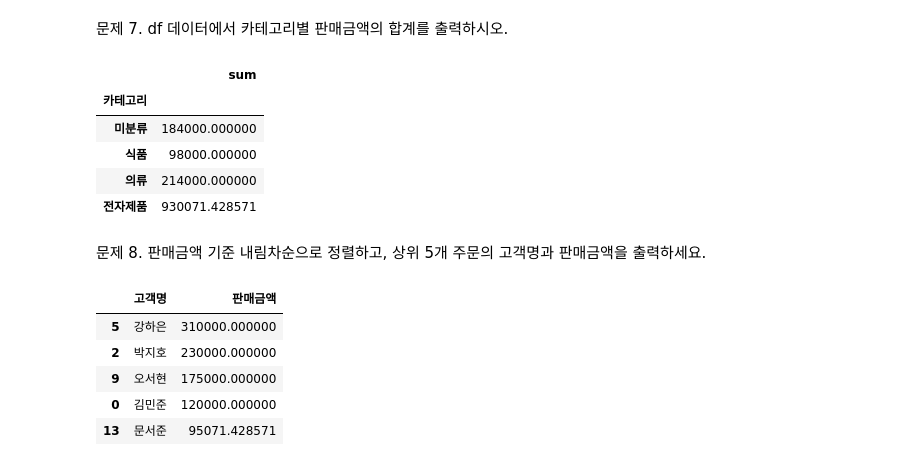
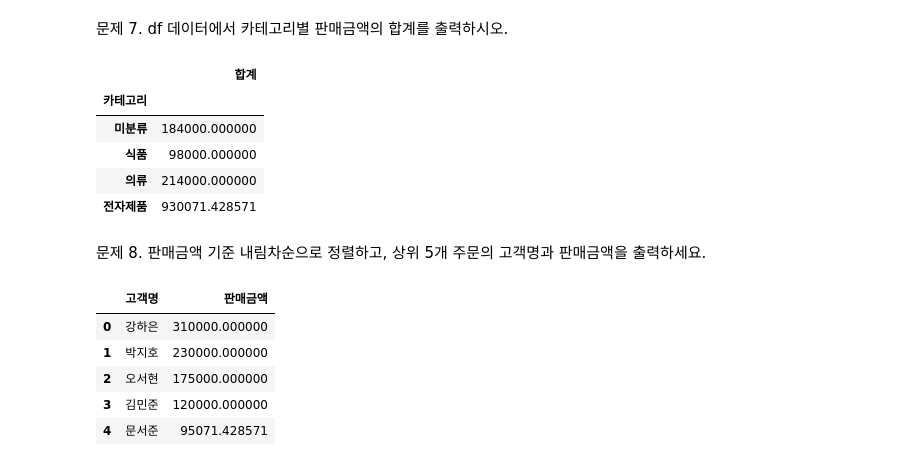
Before and after one commit to kanonphil/0308_TEST, a Jupyter notebook: 3/03.IoT사물인터넷 with 라즈베리파이_평가대비.ipynb, the cells around one changed output. Cells and saved outputs as stored; diff of their text form; code cells hidden in the pictures.

```diff
--- a/3/03.IoT사물인터넷 with 라즈베리파이_평가대비.ipynb
+++ b/3/03.IoT사물인터넷 with 라즈베리파이_평가대비.ipynb
@@ -146,10 +146,12 @@ df
 문제 7. df 데이터에서 카테고리별 판매금액의 합계를 출력하시오.
 # %%
 #문제 7번 풀이 작성
-result1 = df.groupby('카테고리')['판매금액'].agg(['sum'])
+result1 = df.groupby('카테고리').agg(
+  합계 = ('판매금액', 'sum')
+)
 result1
 # %% [output]
-|  | sum |
+|  | 합계 |
 | 카테고리 |  |
 | 미분류 | 184000.000000 |
 | 식품 | 98000.000000 |
@@ -160,11 +162,11 @@ result1
 # %%
 #문제 8번 풀이 작성
 result2 = df.sort_values('판매금액', ascending=False).head(5)[['고객명', '판매금액']]
-result2
+result2.reset_index(drop=True)
 # %% [output]
 |  | 고객명 | 판매금액 |
-| 5 | 강하은 | 310000.000000 |
-| 2 | 박지호 | 230000.000000 |
-| 9 | 오서현 | 175000.000000 |
-| 0 | 김민준 | 120000.000000 |
-| 13 | 문서준 | 95071.428571 |
+| 0 | 강하은 | 310000.000000 |
+| 1 | 박지호 | 230000.000000 |
+| 2 | 오서현 | 175000.000000 |
+| 3 | 김민준 | 120000.000000 |
+| 4 | 문서준 | 95071.428571 |
```
Also changed, not shown: 5 other files.
